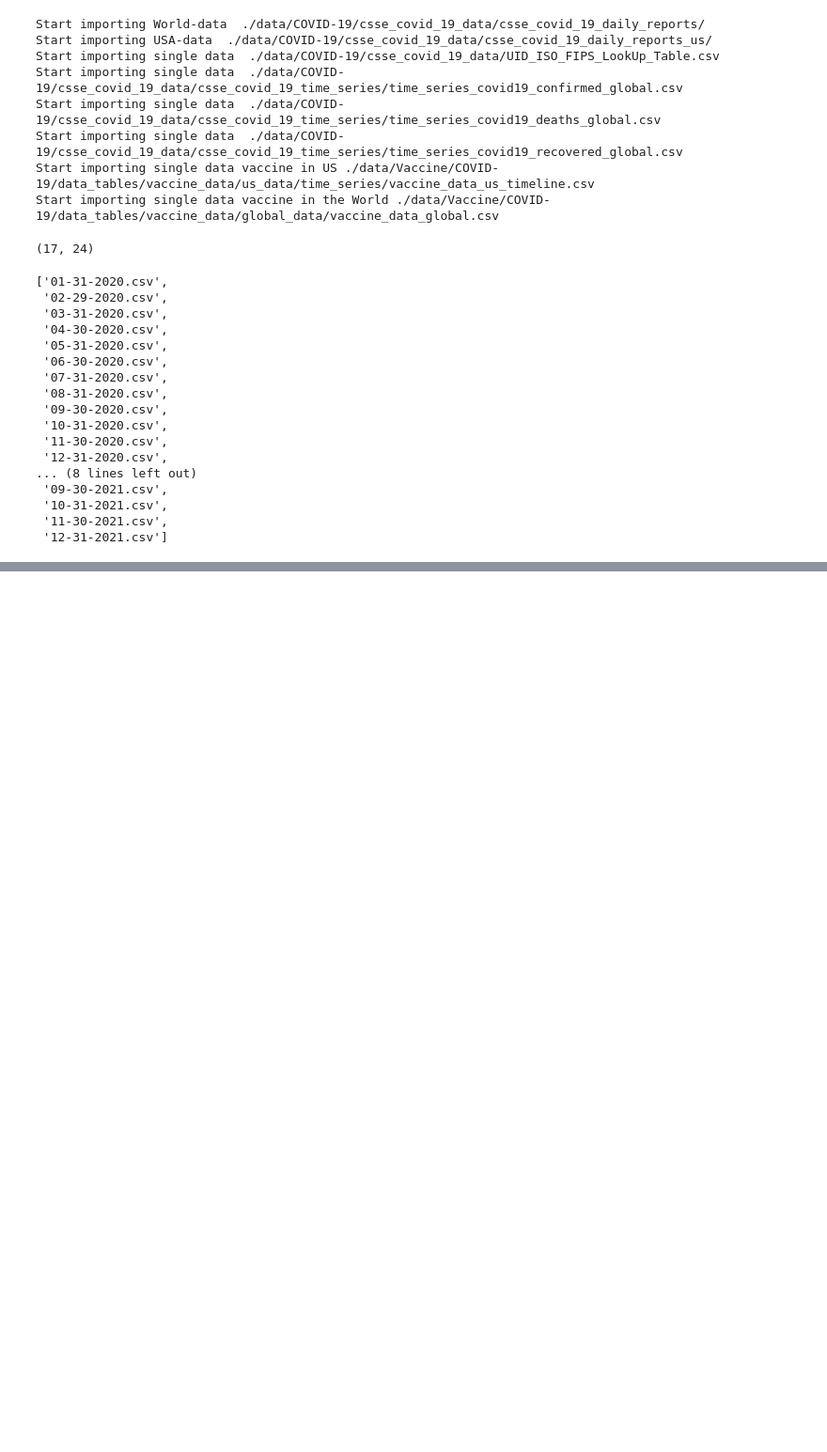
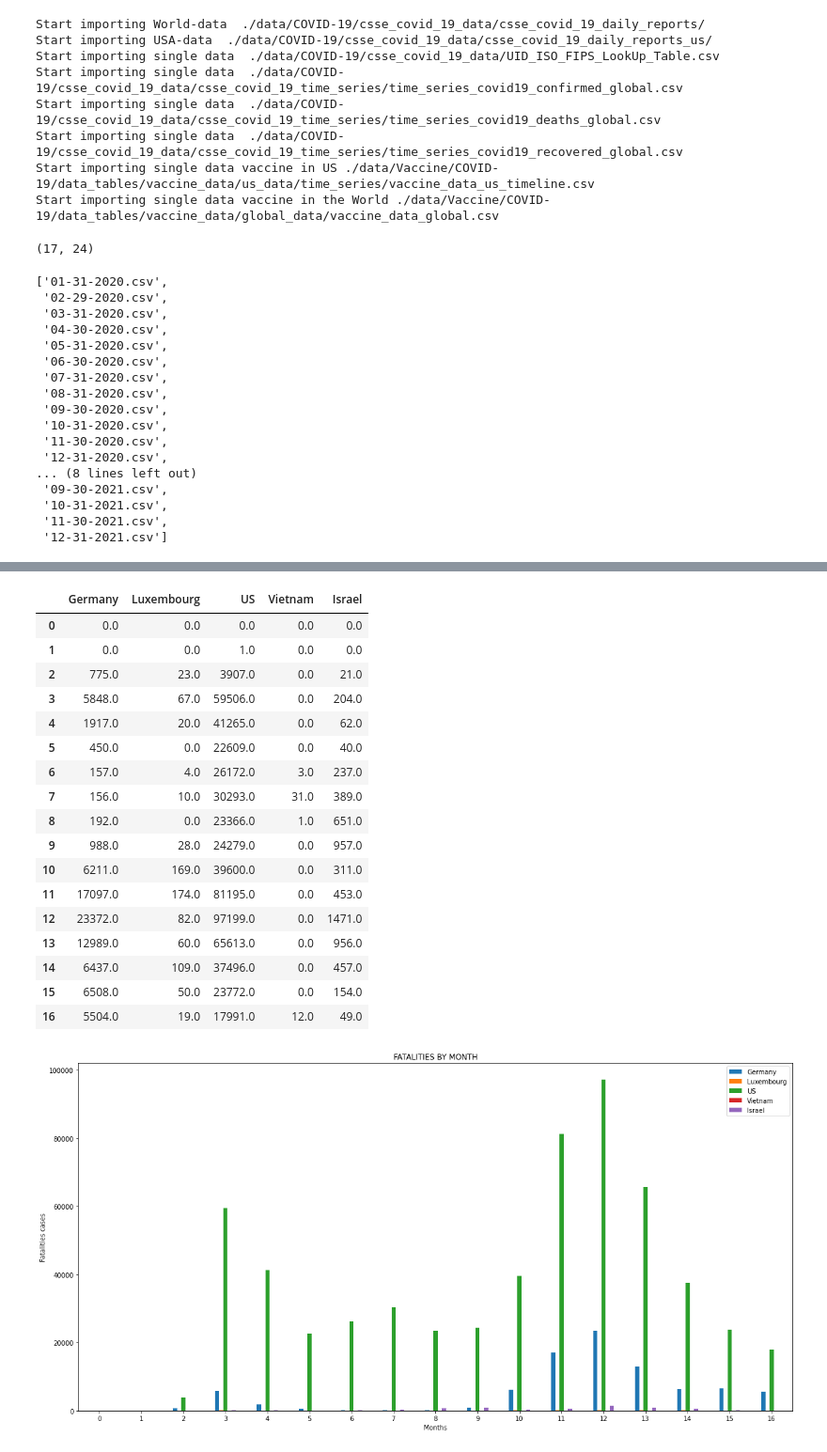
Before and after one commit to lphan/ML-Practices, a Jupyter notebook: 18_Covid-19/18_Covid-19_byMonth.ipynb, the cells around one changed output, grey strips where cells are left out. Shown at 94% size. Cells and saved outputs as stored; diff of their text form; code cells hidden in the pictures; blank space fills up the shorter version.

```diff
--- a/18_Covid-19/18_Covid-19_byMonth.ipynb
+++ b/18_Covid-19/18_Covid-19_byMonth.ipynb
@@ -192,0 +227,32 @@ countries_recovered_month[countries]
+# %%
+# Fatalities by month
+countries = ['Germany', 'Luxembourg', 'US', 'Vietnam', 'Israel']
+
+countries_fatalities_month.apply(lambda x: x.diff()).fillna(0)[countries].plot(legend=True, kind='bar')
+
+plt.xticks(np.arange(0, len(countries_confirmed_month), 1), rotation=0)
+plt.xlabel('Months')
+plt.ylabel('Fatalities cases')
+plt.title("FATALITIES BY MONTH")
+plt.legend()
+countries_fatalities_month.apply(lambda x: x.diff()).fillna(0)[countries]
+# %% [output]
+|  | Germany | Luxembourg | US | Vietnam | Israel |
+| 0 | 0.0 | 0.0 | 0.0 | 0.0 | 0.0 |
+| 1 | 0.0 | 0.0 | 1.0 | 0.0 | 0.0 |
+| 2 | 775.0 | 23.0 | 3907.0 | 0.0 | 21.0 |
+| 3 | 5848.0 | 67.0 | 59506.0 | 0.0 | 204.0 |
+| 4 | 1917.0 | 20.0 | 41265.0 | 0.0 | 62.0 |
+| 5 | 450.0 | 0.0 | 22609.0 | 0.0 | 40.0 |
+| 6 | 157.0 | 4.0 | 26172.0 | 3.0 | 237.0 |
+| 7 | 156.0 | 10.0 | 30293.0 | 31.0 | 389.0 |
+| 8 | 192.0 | 0.0 | 23366.0 | 1.0 | 651.0 |
+| 9 | 988.0 | 28.0 | 24279.0 | 0.0 | 957.0 |
+| 10 | 6211.0 | 169.0 | 39600.0 | 0.0 | 311.0 |
+| 11 | 17097.0 | 174.0 | 81195.0 | 0.0 | 453.0 |
+| 12 | 23372.0 | 82.0 | 97199.0 | 0.0 | 1471.0 |
+| 13 | 12989.0 | 60.0 | 65613.0 | 0.0 | 956.0 |
+| 14 | 6437.0 | 109.0 | 37496.0 | 0.0 | 457.0 |
+| 15 | 6508.0 | 50.0 | 23772.0 | 0.0 | 154.0 |
+| 16 | 5504.0 | 19.0 | 17991.0 | 12.0 | 49.0 |
+[figure, added]
```
Also changed, not shown: parts of 10 cells of this notebook, 22 other files.
